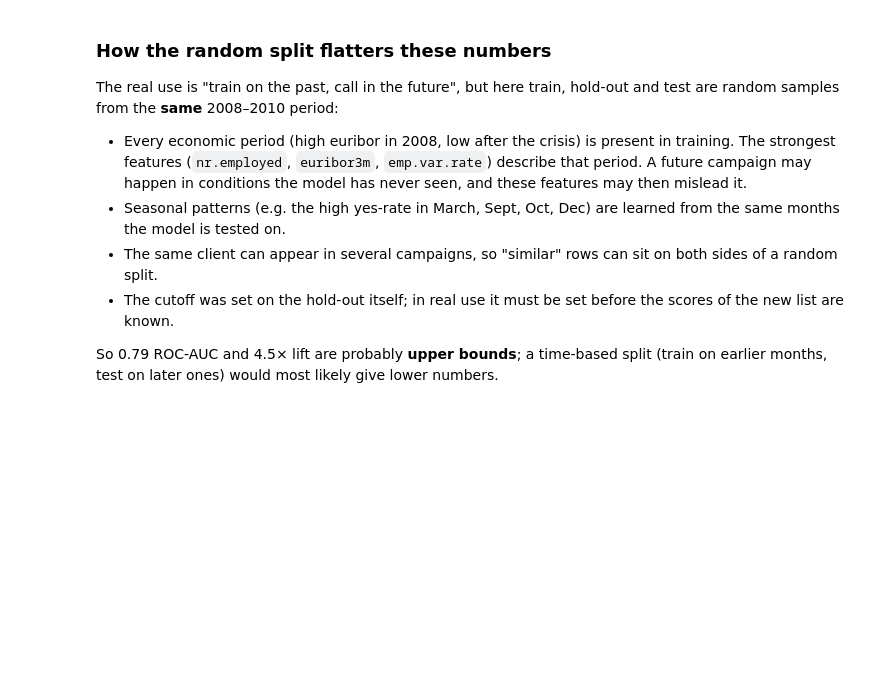
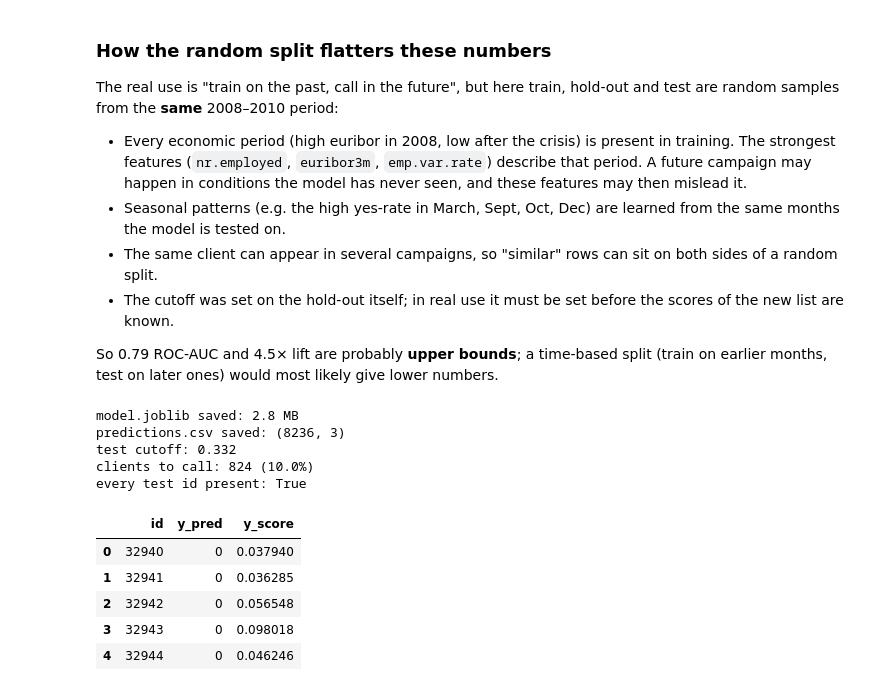
Before and after one commit to ayazhanaisan-prog/aisan_ML_task_3, a Jupyter notebook: aisan_ML_task_3.ipynb, the cells around one changed output. Cells and saved outputs as stored; diff of their text form; code cells hidden in the pictures; blank space fills up the shorter version.

Commit message:
Stage 8: final model, model.joblib and predictions.csv

```diff
--- a/aisan_ML_task_3.ipynb
+++ b/aisan_ML_task_3.ipynb
@@ -653,3 +653,42 @@ The real use is "train on the past, call in the future", but here train, hold-ou
 - The cutoff was set on the hold-out itself; in real use it must be set before the scores of the new list are known.
 
 So 0.79 ROC-AUC and 4.5× lift are probably **upper bounds**; a time-based split (train on earlier months, test on later ones) would most likely give lower numbers.
+# %%
+import os
+
+model = Pipeline([
+    ("prep", make_preprocessor()),
+    ("model", RandomForestClassifier(n_estimators=200, n_jobs=-1,
+                                     random_state=SEED, **rf_params)),
+])
+model.fit(X, y)
+
+joblib.dump(model, "model.joblib", compress=3)
+print(f"model.joblib saved: {os.path.getsize('model.joblib') / 1e6:.1f} MB")
+
+X_test = test.drop(columns=["id"])
+test_score = model.predict_proba(X_test)[:, 1]
+
+test_cutoff = np.quantile(test_score, 0.90)
+test_pred = (test_score >= test_cutoff).astype(int)
+
+predictions = pd.DataFrame({"id": test["id"], "y_pred": test_pred, "y_score": test_score})
+predictions.to_csv("predictions.csv", index=False)
+
+print("predictions.csv saved:", predictions.shape)
+print("test cutoff:", round(test_cutoff, 4))
+print("clients to call:", predictions["y_pred"].sum(), f"({predictions['y_pred'].mean():.1%})")
+print("every test id present:", set(predictions["id"]) == set(test["id"]))
+predictions.head()
+# %% [output]
+model.joblib saved: 2.8 MB
+predictions.csv saved: (8236, 3)
+test cutoff: 0.332
+clients to call: 824 (10.0%)
+every test id present: True
+|  | id | y_pred | y_score |
+| 0 | 32940 | 0 | 0.037940 |
+| 1 | 32941 | 0 | 0.036285 |
+| 2 | 32942 | 0 | 0.056548 |
+| 3 | 32943 | 0 | 0.098018 |
+| 4 | 32944 | 0 | 0.046246 |
```
Also changed, not shown: parts of 1 cell of this notebook, 2 other files.
